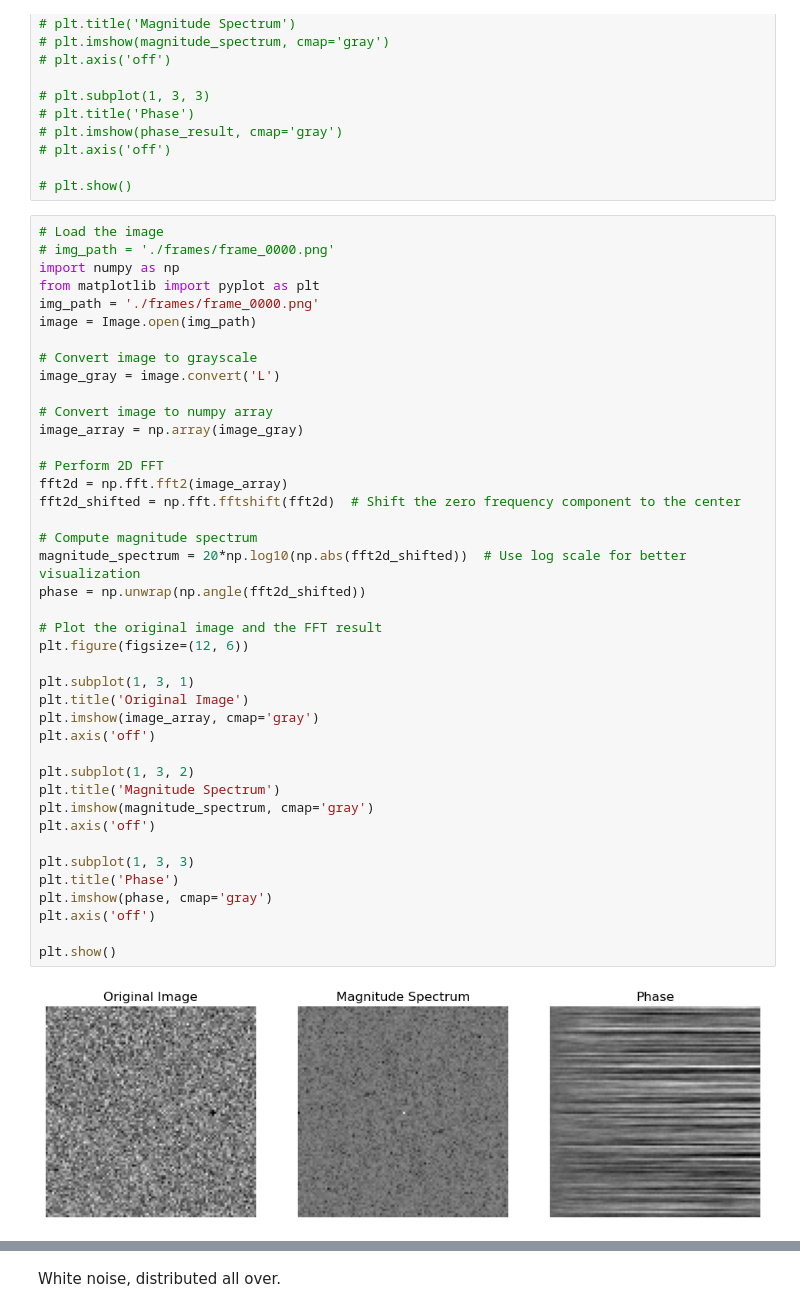
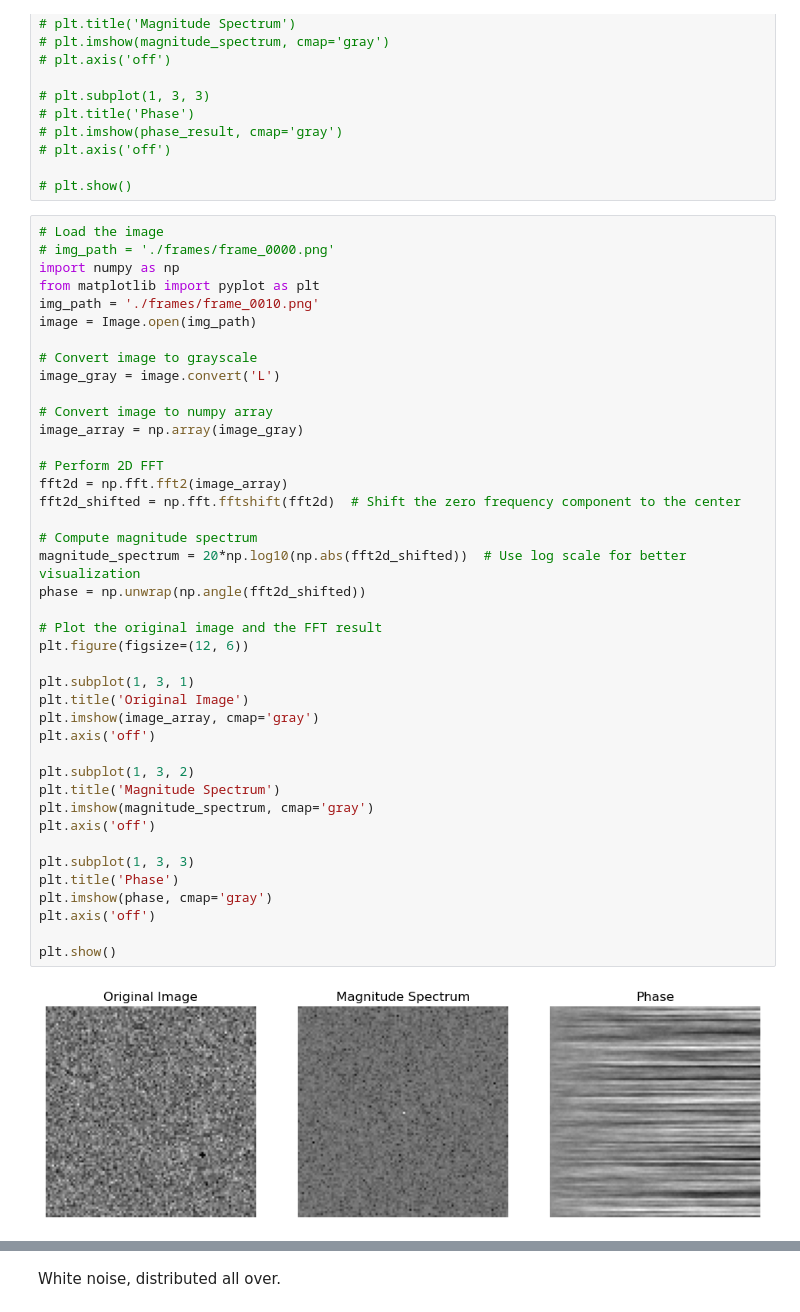
Before and after one commit to Ettiene11/https---github.com-Ettiene11-EERI414_Exam, a Jupyter notebook: EERI414Eks2024a.ipynb, the cells around one changed output, grey strips where cells are left out. Saved outputs shown, nothing was run; the diff lists cells and outputs as text.

```diff
--- a/EERI414Eks2024a.ipynb
+++ b/EERI414Eks2024a.ipynb
@@ -255,7 +470,7 @@ Analyse several frames to compare the noise over the video, thus it get better,
 # img_path = './frames/frame_0000.png'
 import numpy as np
 from matplotlib import pyplot as plt
-img_path = './frames/frame_0000.png'
+img_path = './frames/frame_0010.png'
 image = Image.open(img_path)
 
 # Convert image to grayscale
@@ -265,31 +480,31 @@ image_gray = image.convert('L')
 image_array = np.array(image_gray)
 
 # Perform 2D FFT
 fft2d = np.fft.fft2(image_array)
 fft2d_shifted = np.fft.fftshift(fft2d)  # Shift the zero frequency component to the center
 
 # Compute magnitude spectrum
 magnitude_spectrum = 20*np.log10(np.abs(fft2d_shifted))  # Use log scale for better visualization
 phase = np.unwrap(np.angle(fft2d_shifted))
 
 # Plot the original image and the FFT result
 plt.figure(figsize=(12, 6))
 
 plt.subplot(1, 3, 1)
 plt.title('Original Image')
 plt.imshow(image_array, cmap='gray')
 plt.axis('off')
 
 plt.subplot(1, 3, 2)
 plt.title('Magnitude Spectrum')
 plt.imshow(magnitude_spectrum, cmap='gray')
 plt.axis('off')
 
 plt.subplot(1, 3, 3)
 plt.title('Phase')
 plt.imshow(phase, cmap='gray')
 plt.axis('off')
 
 plt.show()
 # %% [output]
-[figure, old version]
+[figure, new version]
```
Also changed, not shown: parts of 31 cells of this notebook, 6 other files.
